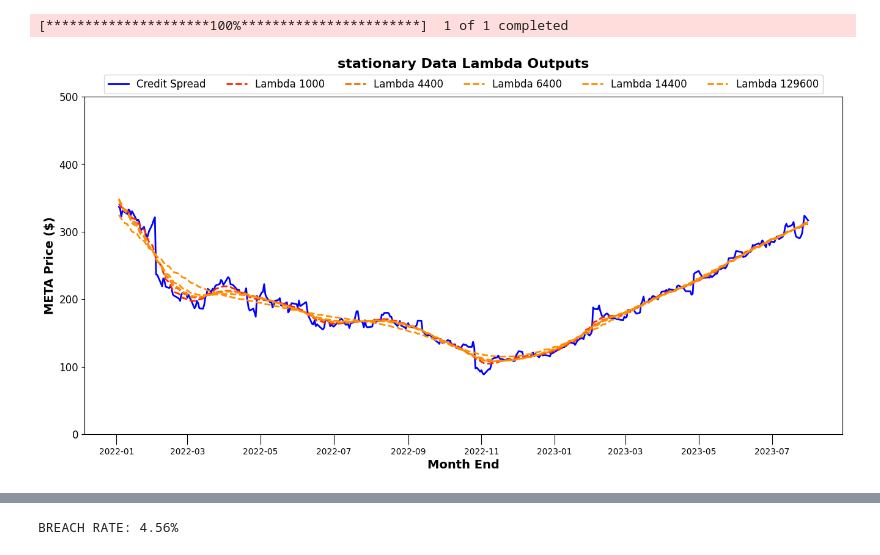
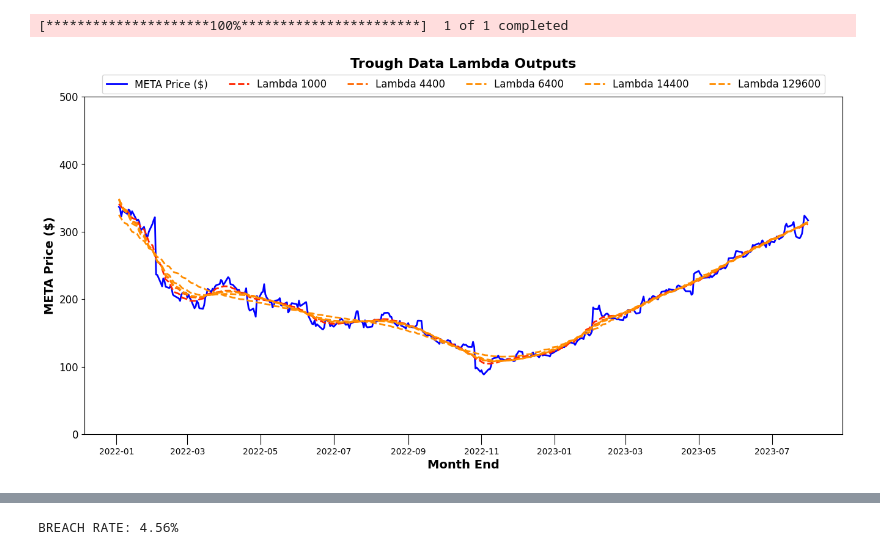
Before and after one commit to imoore99/lambda_evaluation, a Jupyter notebook: lambda_evaluation.ipynb, the cells around one changed output, grey strips where cells are left out. Cells and saved outputs as stored; diff of their text form; code cells hidden in the pictures.

Commit message:
Updated plots for accurate reporting.

```diff
--- a/lambda_evaluation.ipynb
+++ b/lambda_evaluation.ipynb
@@ -44,7 +44,7 @@ def plot_lambda(data, col, yticks, colors, title, ylabel):
     fig, ax = plt.subplots(figsize=(16,8))
 
 
-    plt.plot(data.index, data['{}'.format(col)], linewidth=2, color='Blue', label="Credit Spread")
+    plt.plot(data.index, data['{}'.format(col)], linewidth=2, color='Blue', label="{}".format(ylabel))
 
     plt.plot(data.index, data['{}_trend_lambda_1000'.format(col)], linewidth=2, color = colors[0], linestyle = '--', label='Lambda 1000')
     plt.plot(data.index, data['{}_trend_lambda_4400'.format(col)], linewidth=2, color = colors[1], linestyle = '--', label='Lambda 4400')
@@ -167,13 +167,13 @@ for i in lambda_values:
     trough = hpfilter_trend_cycling(trough, 'META', i)
 # %%
 # Plot Ccomponents
-title = "stationary Data Lambda Outputs"
+title = "Trough Data Lambda Outputs"
 yticks = [0, 100, 200, 300, 400, 500]
 colors= ["#ff2600", "#ff6700", "#ff8d00", "#ffac00", "#ffc800"]
 
 plot_lambda(trough, 'META', yticks, colors, title, 'META Price ($)')
 # %% [output]
-[figure, old version]
+[figure, new version]
 # %%
 plot_best_lambda(trough, 'META', 1000, yticks, colors, title, 'META Price ($)')
 # %% [output]
```
Also changed, not shown: parts of 4 cells of this notebook.
